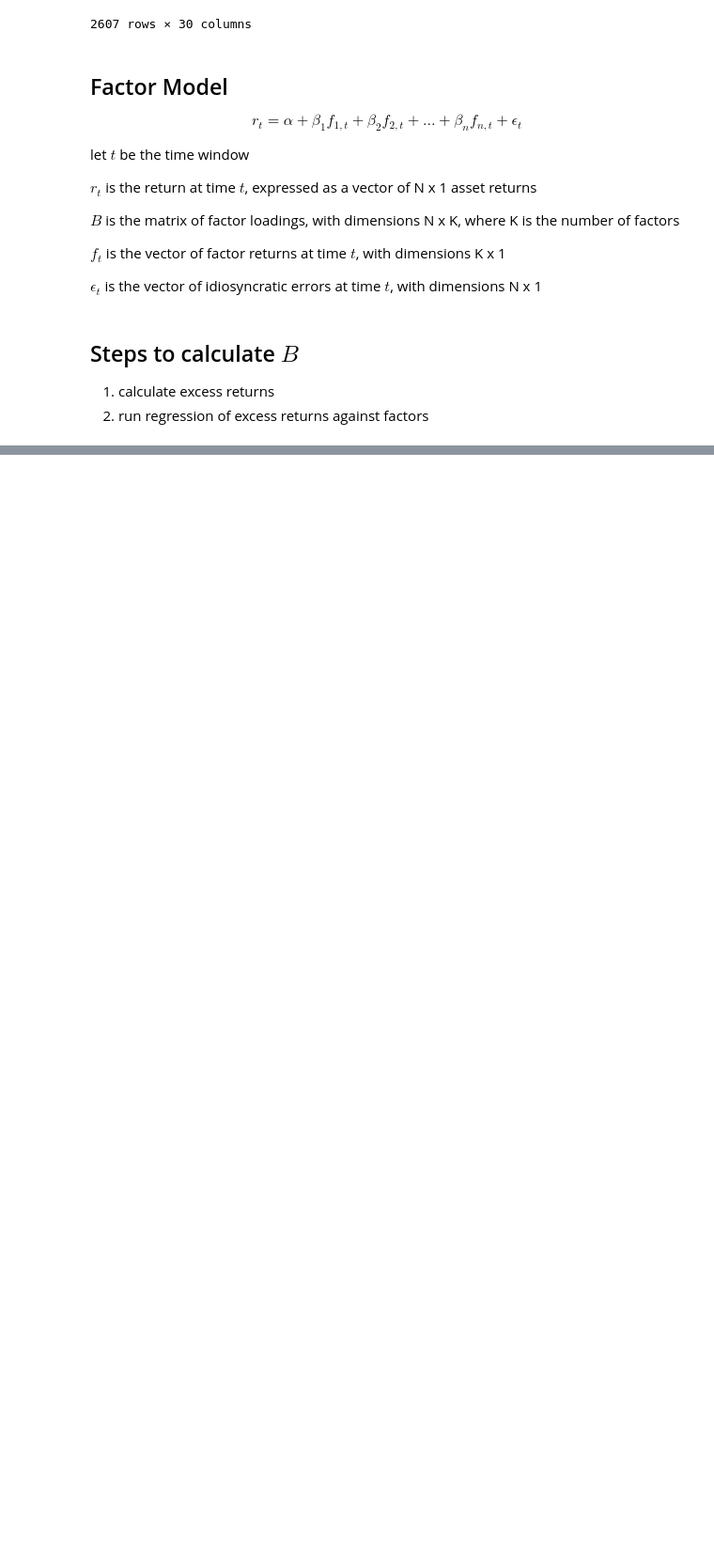
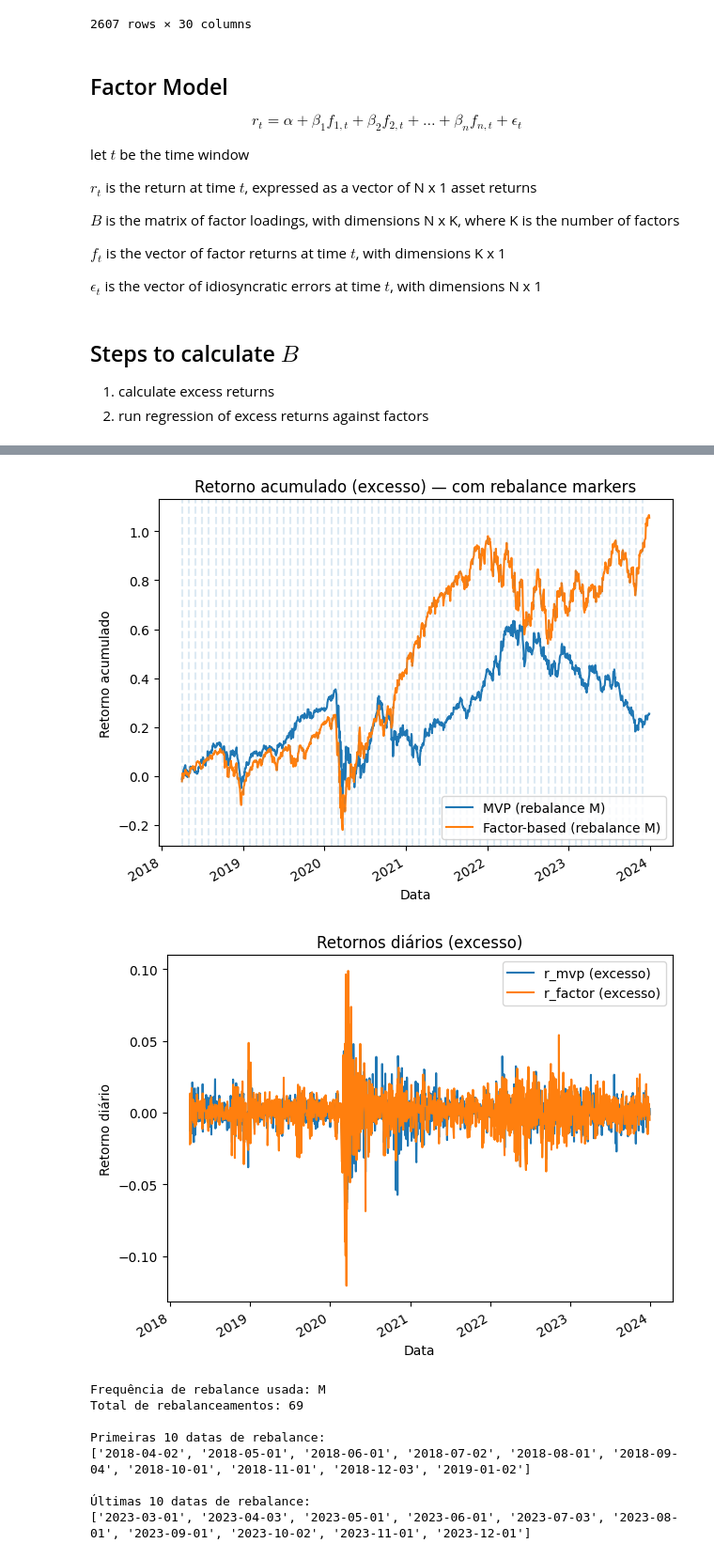
Before and after one commit to Gubscruz/quant-finance-insper, a Jupyter notebook: project_3.ipynb, the cells around one changed output, grey strips where cells are left out. Shown at 94% size. Saved outputs shown, nothing was run; the diff lists cells and outputs as text; code cells hidden in the pictures; blank space fills up the shorter version.

```diff
--- a/project_3.ipynb
+++ b/project_3.ipynb
@@ -280,0 +503,54 @@ B.head(), alpha.head()
+# %%
+freq_used = "M"
+out = manager_rebalance(R_df, Retorno, freq=freq_used, lookback=252)  # mensal, janela de 252 dias
+
+
+rebal_mvp = out["weights_mvp_hist"].index
+rebal_fac = out["weights_factor_hist"].index
+
+
+rebal_dates = rebal_mvp.union(rebal_fac)
+
+
+fig, ax = plt.subplots()
+(out["nav_mvp"] - 1).rename(f"MVP (rebalance {freq_used})").plot(ax=ax)
+(out["nav_factor"] - 1).rename(f"Factor-based (rebalance {freq_used})").plot(ax=ax)
+
+for d in rebal_dates:
+    ax.axvline(d, linestyle="--", alpha=0.15)
+
+ax.set_title("Retorno acumulado (excesso) — com rebalance markers")
+ax.set_xlabel("Data")
+ax.set_ylabel("Retorno acumulado")
+ax.legend()
+plt.tight_layout()
+plt.show()
+
+fig, ax = plt.subplots()
+out["r_mvp"].rename("r_mvp (excesso)").plot(ax=ax)
+out["r_factor"].rename("r_factor (excesso)").plot(ax=ax)
+ax.set_title("Retornos diários (excesso)")
+ax.set_xlabel("Data")
+ax.set_ylabel("Retorno diário")
+ax.legend()
+plt.tight_layout()
+plt.show()
+
+
+print("Frequência de rebalance usada:", freq_used)
+print("Total de rebalanceamentos:", len(rebal_dates))
+print("\nPrimeiras 10 datas de rebalance:")
+print(pd.Index(rebal_dates).strftime("%Y-%m-%d")[:10].tolist())
+print("\nÚltimas 10 datas de rebalance:")
+print(pd.Index(rebal_dates).strftime("%Y-%m-%d")[-10:].tolist())
+# %% [output]
+[figure, added]
+[figure, added]
+Frequência de rebalance usada: M
+Total de rebalanceamentos: 69
+
+Primeiras 10 datas de rebalance:
+['2018-04-02', '2018-05-01', '2018-06-01', '2018-07-02', '2018-08-01', '2018-09-04', '2018-10-01', '2018-11-01', '2018-12-03', '2019-01-02']
+
+Últimas 10 datas de rebalance:
+['2023-03-01', '2023-04-03', '2023-05-01', '2023-06-01', '2023-07-03', '2023-08-01', '2023-09-01', '2023-10-02', '2023-11-01', '2023-12-01']
```
Also changed, not shown: parts of 5 cells of this notebook.
